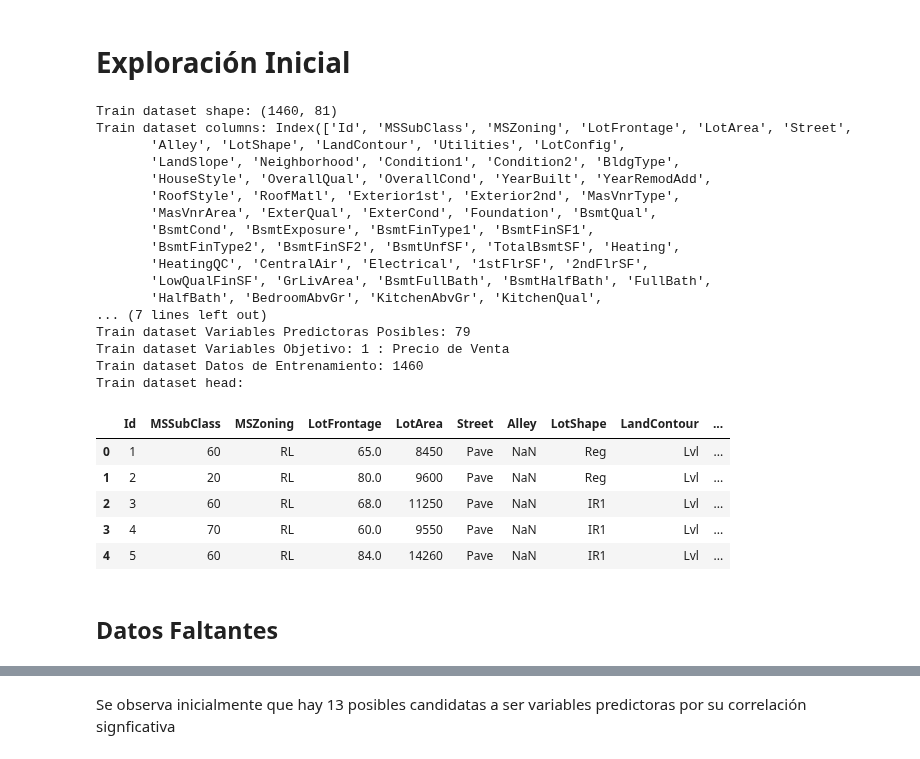
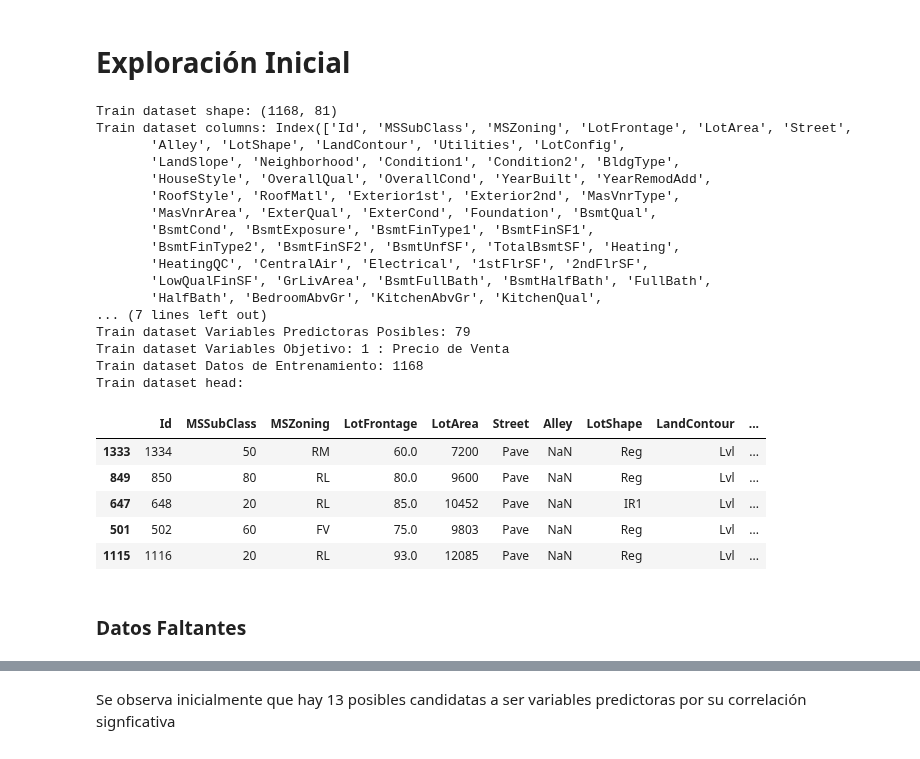
Before and after one commit to laurabg15/Exploraci-nInicial-, a Jupyter notebook: InitialExploration_Dataset.ipynb, the cells around one changed output, grey strips where cells are left out. Cells and saved outputs as stored; diff of their text form; code cells hidden in the pictures.

```diff
--- a/InitialExploration_Dataset.ipynb
+++ b/InitialExploration_Dataset.ipynb
@@ -25,0 +46,22 @@ HTTPError: 401 Client Error: Unauthorized for url: https://api.kaggle.com/v1/com
+# %%
+import pandas as pd
+
+
+train_test_df = pd.read_csv("train.csv")
+validation_df = pd.read_csv("test.csv")
+
+from sklearn.model_selection import train_test_split
+
+train_df, test_df = train_test_split(
+    train_test_df, test_size=0.2, random_state=80
+)
+
+print("Metodo utilizado: train_test_split (particion aleatoria) de scikit-learn")
+
+
+print("Train shape:", train_df.shape)
+print("Test shape:", test_df.shape)
+print("Validation shape:", validation_df.shape)
+print("Diferencia de columnas:", train_df.shape[1] - validation_df.shape[1], "(train tiene SalePrice, test no)")
+print(f"Porcentaje para entrenamiento: {len(train_df) / len(train_test_df):.0%}")
+print(f"Porcentaje para prueba: {len(test_df) / len(train_test_df):.0%}")
@@ -28,43 +78,43 @@ HTTPError: 401 Client Error: Unauthorized for url: https://api.kaggle.com/v1/com
 # %%
 import pandas as pd
 
 pd.set_option("display.max_rows", None)
 pd.set_option("display.max_columns", None)
 
-train_df = pd.read_csv("train.csv")
+
 print("Train dataset shape:", train_df.shape)
 print("Train dataset columns:", train_df.columns)
 print("Train dataset Variables Predictoras Posibles:", train_df.shape[1]-2) # id y target
 print("Train dataset Variables Objetivo:", 1, ": Precio de Venta") # target
 print("Train dataset Datos de Entrenamiento:", train_df.shape[0])
 print("Train dataset head:")
 train_df.head()
 # %% [output]
-Train dataset shape: (1460, 81)
+Train dataset shape: (1168, 81)
 Train dataset columns: Index(['Id', 'MSSubClass', 'MSZoning', 'LotFrontage', 'LotArea', 'Street',
        'Alley', 'LotShape', 'LandContour', 'Utilities', 'LotConfig',
        'LandSlope', 'Neighborhood', 'Condition1', 'Condition2', 'BldgType',
        'HouseStyle', 'OverallQual', 'OverallCond', 'YearBuilt', 'YearRemodAdd',
        'RoofStyle', 'RoofMatl', 'Exterior1st', 'Exterior2nd', 'MasVnrType',
        'MasVnrArea', 'ExterQual', 'ExterCond', 'Foundation', 'BsmtQual',
        'BsmtCond', 'BsmtExposure', 'BsmtFinType1', 'BsmtFinSF1',
        'BsmtFinType2', 'BsmtFinSF2', 'BsmtUnfSF', 'TotalBsmtSF', 'Heating',
        'HeatingQC', 'CentralAir', 'Electrical', '1stFlrSF', '2ndFlrSF',
        'LowQualFinSF', 'GrLivArea', 'BsmtFullBath', 'BsmtHalfBath', 'FullBath',
        'HalfBath', 'BedroomAbvGr', 'KitchenAbvGr', 'KitchenQual',
 ... (7 lines left out)
 Train dataset Variables Predictoras Posibles: 79
 Train dataset Variables Objetivo: 1 : Precio de Venta
-Train dataset Datos de Entrenamiento: 1460
+Train dataset Datos de Entrenamiento: 1168
 Train dataset head:
 |  | Id | MSSubClass | MSZoning | LotFrontage | LotArea | Street | Alley | LotShape | LandContour | ... |
-| 0 | 1 | 60 | RL | 65.0 | 8450 | Pave | NaN | Reg | Lvl | ... |
-| 1 | 2 | 20 | RL | 80.0 | 9600 | Pave | NaN | Reg | Lvl | ... |
-| 2 | 3 | 60 | RL | 68.0 | 11250 | Pave | NaN | IR1 | Lvl | ... |
-| 3 | 4 | 70 | RL | 60.0 | 9550 | Pave | NaN | IR1 | Lvl | ... |
-| 4 | 5 | 60 | RL | 84.0 | 14260 | Pave | NaN | IR1 | Lvl | ... |
+| 1333 | 1334 | 50 | RM | 60.0 | 7200 | Pave | NaN | Reg | Lvl | ... |
+| 849 | 850 | 80 | RL | 80.0 | 9600 | Pave | NaN | Reg | Lvl | ... |
+| 647 | 648 | 20 | RL | 85.0 | 10452 | Pave | NaN | IR1 | Lvl | ... |
+| 501 | 502 | 60 | FV | 75.0 | 9803 | Pave | NaN | Reg | Lvl | ... |
+| 1115 | 1116 | 20 | RL | 93.0 | 12085 | Pave | NaN | Reg | Lvl | ... |
 # %% [markdown]
-## Datos Faltantes
+### Datos Faltantes
 # %%
 train_df.info()
 
```
Also changed, not shown: parts of 69 cells of this notebook, 1 other file.
